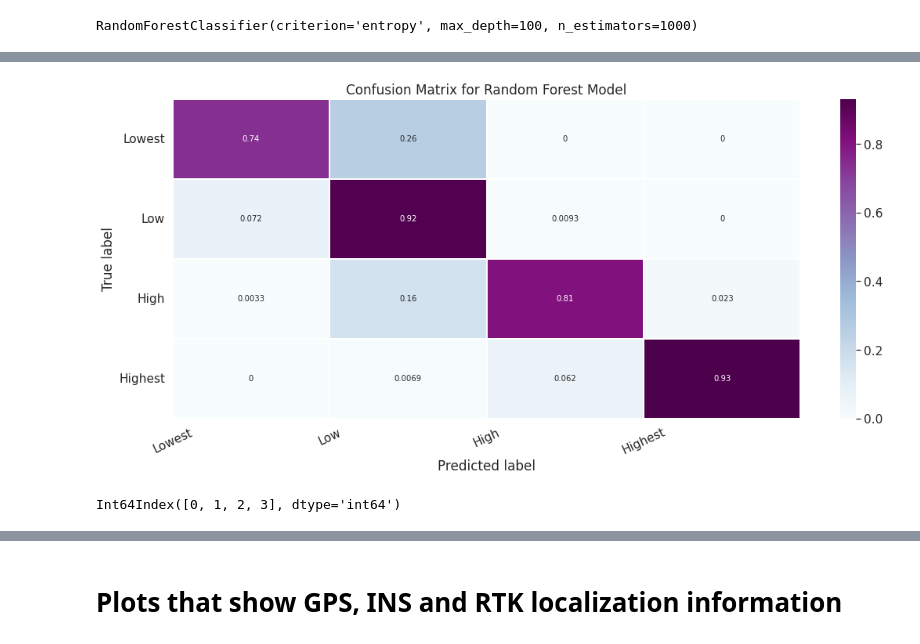
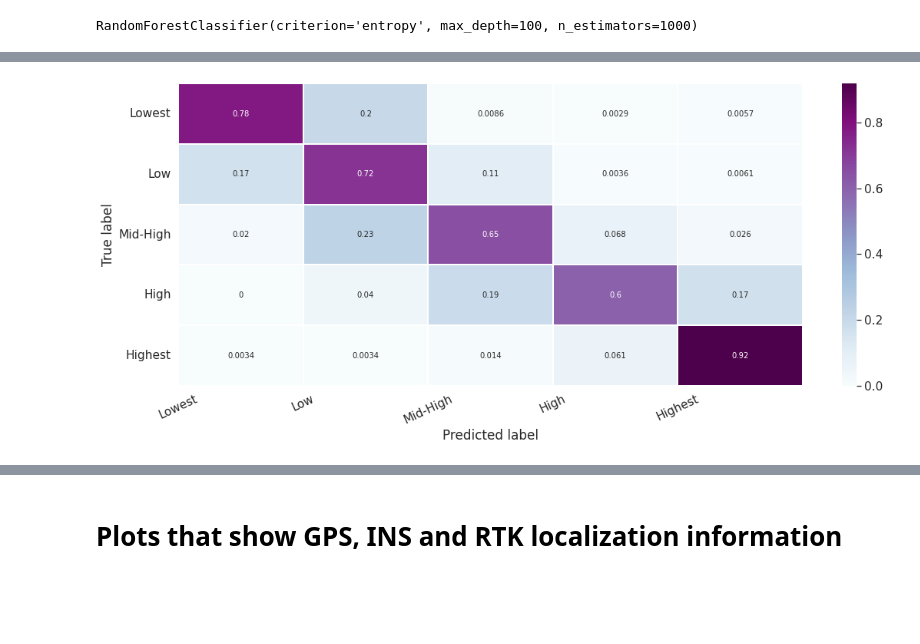
Before and after one commit to lijecaru/rf_for_gps, a Jupyter notebook: RF_for_GPS.ipynb, the cells around one changed output, grey strips where cells are left out. Saved outputs shown, nothing was run; the diff lists cells and outputs as text; code cells hidden in the pictures; blank space fills up the shorter version.

```diff
--- a/RF_for_GPS.ipynb
+++ b/RF_for_GPS.ipynb
@@ -472,9 +331,11 @@ training_df.describe()
 import numpy as np
 
 # Labels are the values we want to predict, we want to predict the error in the GPS measurement
-labels = np.array(training_df['geo_dist_gps_rtk'])
+labels = np.array(regressor_df['geo_dist_gps_rtk'])
 
 # Remove the labels from the features
 # axis 1 refers to the columns
 
-training_df = training_df.drop('geo_dist_gps_rtk', axis = 1)
+regressor_df = regressor_df.drop(['geo_dist_gps_rtk','type_error'], axis = 1)
+
+regressor_df.head()
@@ -484,5 +349,5 @@ training_df = training_df.drop(['type_error_high', 'type_error_highest', 'type_e
 # %%
 # Saving feature names for later use
-feature_list = list(training_df.columns)
+feature_list = list(regressor_df.columns)
 # Convert to numpy array
-features = np.array(training_df)
+features = np.array(regressor_df)
@@ -594,19 +443,6 @@ feature_importances = [(feature, round(importance, 2)) for feature, importance i
 feature_importances = sorted(feature_importances, key = lambda x: x[1], reverse = True)
 # Print out the feature and importances
 [print('Variable: {:20} Importance: {}'.format(*pair)) for pair in feature_importances]
-
-import matplotlib.pyplot as plt
-%matplotlib inline
-# Set the style
-plt.style.use('fivethirtyeight')
-# list of x locations for plotting
-x_values = list(range(len(importances)))
-# Make a bar chart
-plt.bar(x_values, importances, orientation = 'vertical')
-# Tick labels for x axis
-plt.xticks(x_values, feature_list, rotation='vertical')
-# Axis labels and title
-plt.ylabel('Importance'); plt.xlabel('Variable'); plt.title('Variable Importances');
 # %% [output]
 Variable: down_gps             Importance: 0.25
 Variable: lon_sigma            Importance: 0.24
@@ -697,16 +641,9 @@ full_df
 import numpy as np
 
 # Labels are the values we want to predict, we want to predict the error in the GPS measurement
-labels = np.array(full_df['type_error'])
+labels = np.array(classifier_df['type_error'])
 
 # Remove the labels from the features
 # axis 1 refers to the columns
 
-full_df = full_df.drop(['geo_dist_gps_rtk','type_error'], axis = 1)
-
-# Saving feature names for later use
-feature_list = list(full_df.columns)
-# Convert to numpy array
-features = np.array(full_df)
-
-print(features)
+classifier_df = classifier_df.drop(['geo_dist_gps_rtk','type_error'], axis = 1)
@@ -775,35 +699,27 @@ array([[ 519,  182,    0,    0],
 # %%
 # Present confusion matrix
 # Get and reshape confusion matrix data
 import seaborn as sns
 
 matrix = confusion_matrix(test_labels, predictions)
 matrix = matrix.astype('float') / matrix.sum(axis=1)[:, np.newaxis]
 
 # Build the plot
 plt.figure(figsize=(16,7))
 sns.set(font_scale=1.4)
 sns.heatmap(matrix, annot=True, annot_kws={'size':10},
             cmap=plt.cm.BuPu, linewidths=0.2)
 
 # Add labels to the plot
-class_names = ['Lowest', 'Low', 'High', 'Highest']
+class_names = ['Lowest', 'Low', 'Mid-High', 'High', 'Highest']
 tick_marks = np.arange(len(class_names))
 tick_marks2 = tick_marks + 0.5
 plt.xticks(tick_marks, class_names, rotation=25)
 plt.yticks(tick_marks2, class_names, rotation=0)
 plt.xlabel('Predicted label')
 plt.ylabel('True label')
-plt.title('Confusion Matrix for Random Forest Model')
-plt.show()
+# plt.title('Confusion Matrix for Random Forest Model')
+plt.tight_layout()
+plt.savefig('confusion_matrix',dpi=400)
 # %% [output]
-[figure, old version]
+[figure, new version]
-# %%
-#Creating the dependent variable class
-factor = pd.factorize(full_df['type_error'])
-full_df.type_error = factor[0]
-definitions = factor[1]
-# print(full_df.type_error.head())
-print(definitions)
-# %% [output]
-Int64Index([0, 1, 2, 3], dtype='int64')
```
Also changed, not shown: parts of 77 cells of this notebook, 5 other files.
